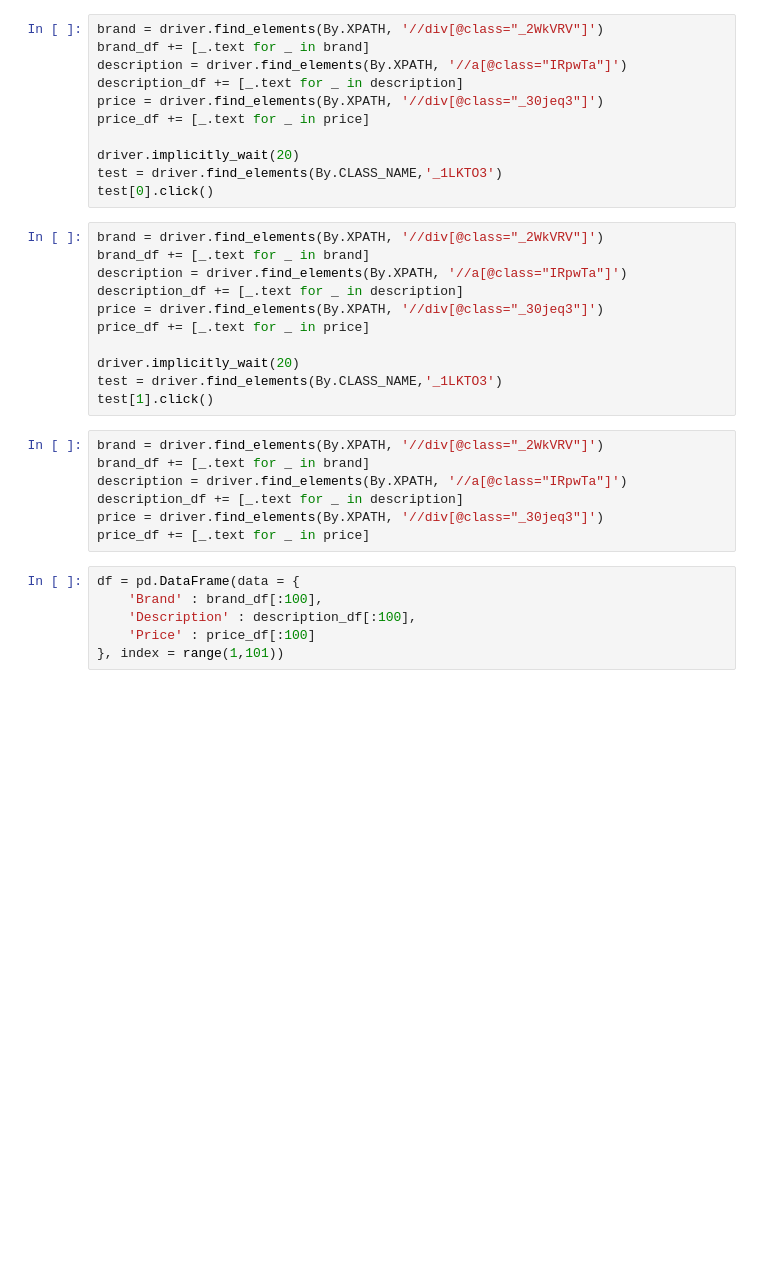
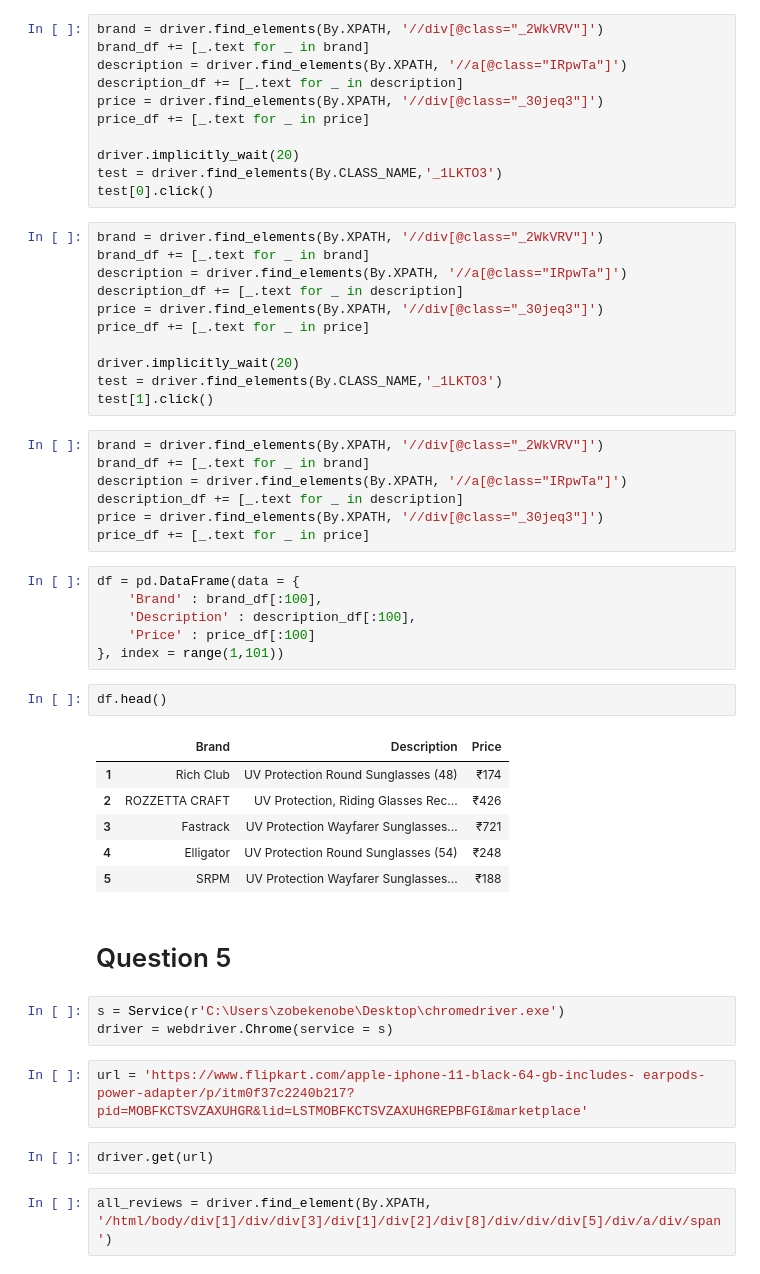
Before and after one commit to zobekenobe/Internship, a Jupyter notebook: Web Scraping Assignment 2 - Selenium.ipynb, the cells around one changed output. Drawn from its saved outputs; the diff is of its cells as text; blank space fills up the shorter version.

```diff
--- a/Web Scraping Assignment 2 - Selenium.ipynb
+++ b/Web Scraping Assignment 2 - Selenium.ipynb
@@ -223,3 +223,23 @@ df = pd.DataFrame(data = {
     'Description' : description_df[:100],
     'Price' : price_df[:100]
 }, index = range(1,101))
+# %%
+df.head()
+# %% [output]
+|  | Brand | Description | Price |
+| 1 | Rich Club | UV Protection Round Sunglasses (48) | ₹174 |
+| 2 | ROZZETTA CRAFT | UV Protection, Riding Glasses Rec... | ₹426 |
+| 3 | Fastrack | UV Protection Wayfarer Sunglasses... | ₹721 |
+| 4 | Elligator | UV Protection Round Sunglasses (54) | ₹248 |
+| 5 | SRPM | UV Protection Wayfarer Sunglasses... | ₹188 |
+# %% [markdown]
+# Question 5
+# %%
+s = Service(r'C:\Users\zobekenobe\Desktop\chromedriver.exe')
+driver = webdriver.Chrome(service = s)
+# %%
+url = 'https://www.flipkart.com/apple-iphone-11-black-64-gb-includes- earpods-power-adapter/p/itm0f37c2240b217?pid=MOBFKCTSVZAXUHGR&lid=LSTMOBFKCTSVZAXUHGREPBFGI&marketplace'
+# %%
+driver.get(url)
+# %%
+all_reviews = driver.find_element(By.XPATH, '/html/body/div[1]/div/div[3]/div[1]/div[2]/div[8]/div/div/div[5]/div/a/div/span')
```
Also changed, not shown: parts of 29 cells of this notebook.
